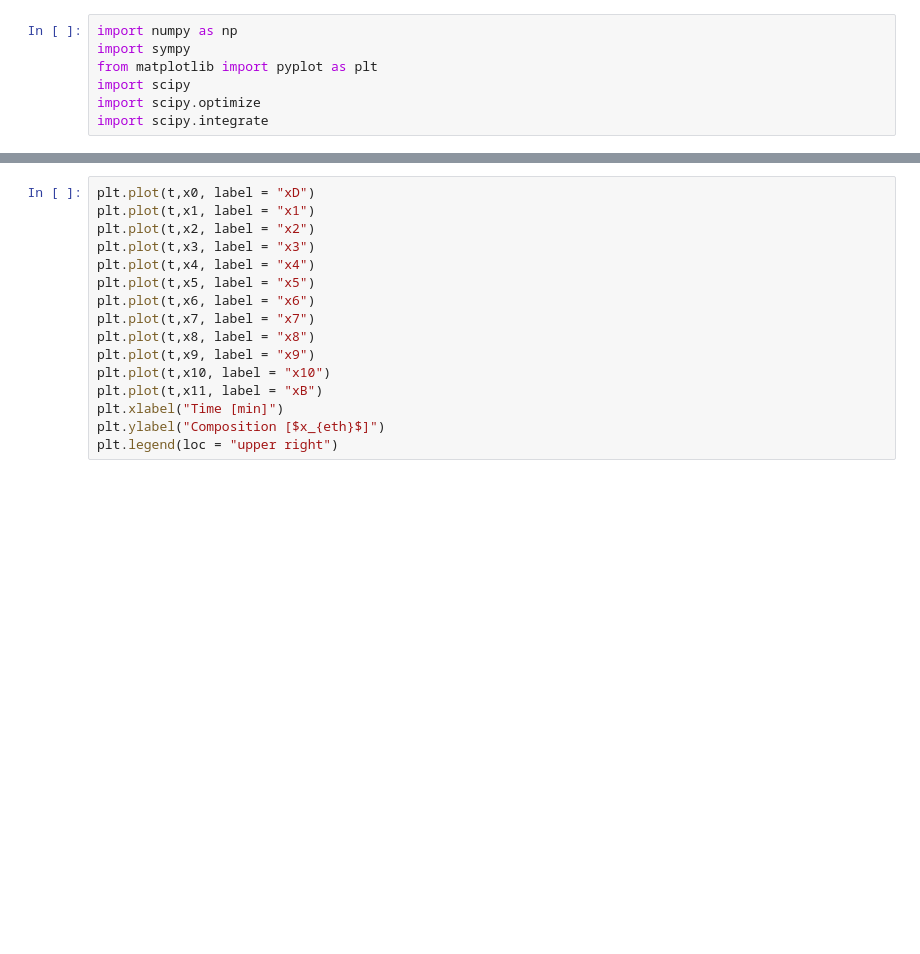
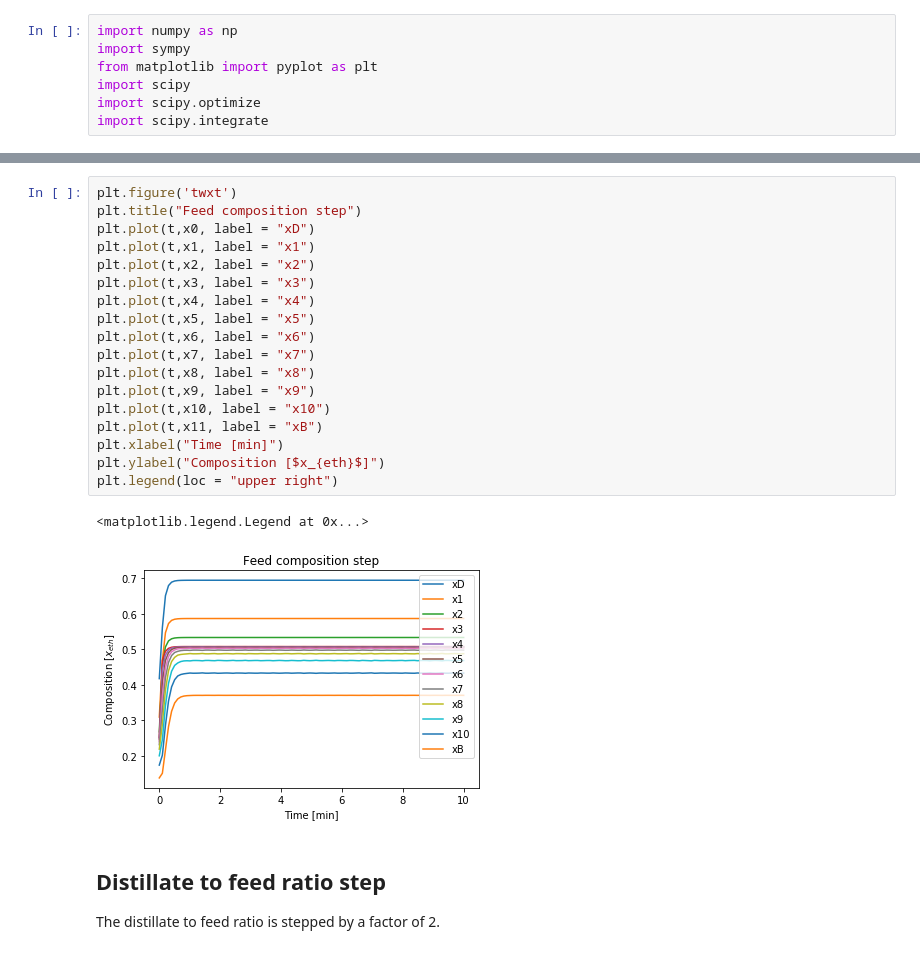
Before and after one commit to albertmitchell3/Distillation_Column, a Jupyter notebook: Basic_Distillation Model.ipynb, the cells around one changed output, grey strips where cells are left out. Cells and saved outputs as stored; diff of their text form; blank space fills up the shorter version.

```diff
--- a/Basic_Distillation Model.ipynb
+++ b/Basic_Distillation Model.ipynb
@@ -75,17 +179,26 @@ r = scipy.integrate.solve_ivp(mod, tspan, init, t_eval=t)
 x0,x1,x2,x3,x4,x5,x6,x7,x8,x9,x10,x11 = r.y
 # %%
+plt.figure('twxt')
+plt.title("Feed composition step")
 plt.plot(t,x0, label = "xD")
 plt.plot(t,x1, label = "x1")
 plt.plot(t,x2, label = "x2")
 plt.plot(t,x3, label = "x3")
 plt.plot(t,x4, label = "x4")
 plt.plot(t,x5, label = "x5")
 plt.plot(t,x6, label = "x6")
 plt.plot(t,x7, label = "x7")
 plt.plot(t,x8, label = "x8")
 plt.plot(t,x9, label = "x9")
 plt.plot(t,x10, label = "x10")
 plt.plot(t,x11, label = "xB")
 plt.xlabel("Time [min]")
 plt.ylabel("Composition [$x_{eth}$]")
 plt.legend(loc = "upper right")
+# %% [output]
+<matplotlib.legend.Legend at 0x...>
+[figure, added]
+# %% [markdown]
+## Distillate to feed ratio step
+
+The distillate to feed ratio is stepped by a factor of 2.
```
Also changed, not shown: parts of 18 cells of this notebook.
